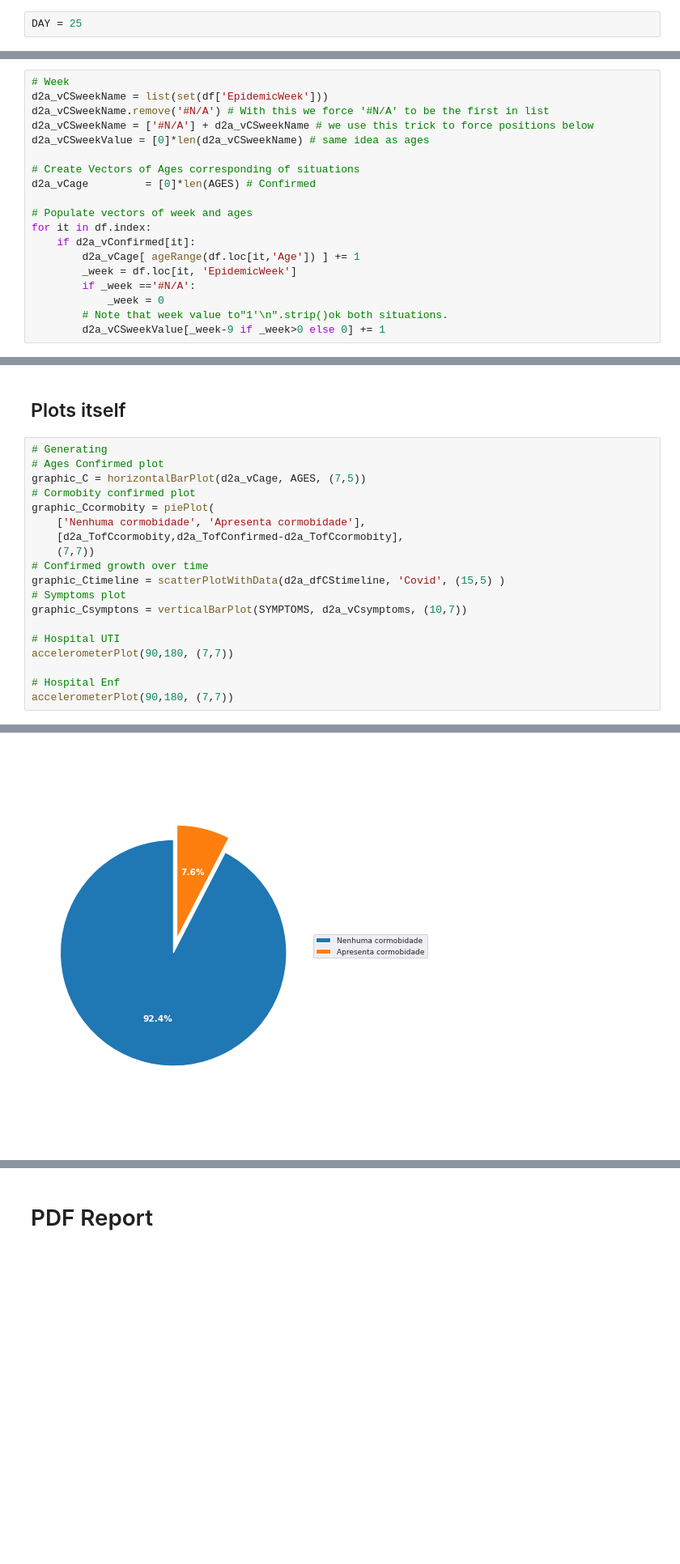
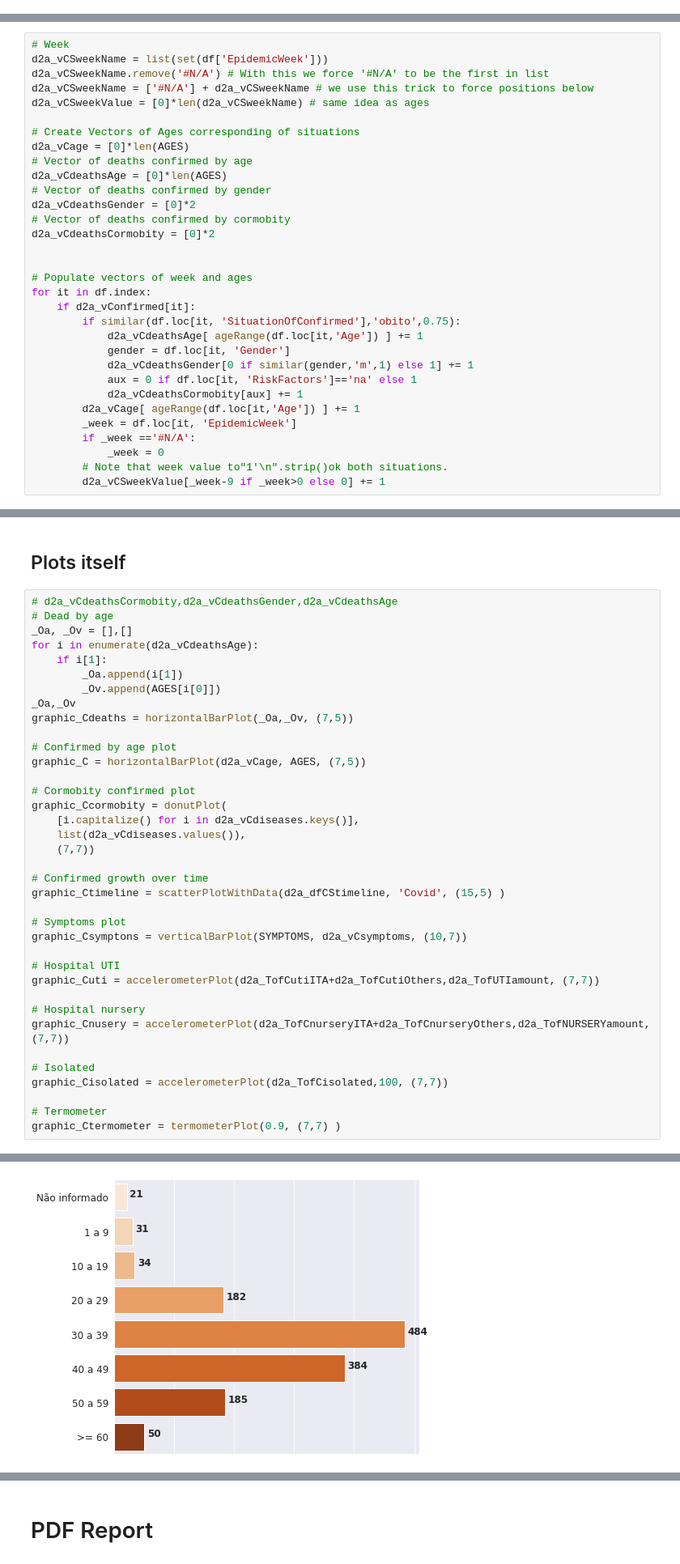
Before and after one commit to ppcamp/python-report-covid-19-itabira, a Jupyter notebook: CoronaPlots.ipynb, the cells around one changed output, grey strips where cells are left out. Shown: that part at 81% size. Cells and saved outputs as stored; diff of their text form; blank space fills up the shorter version.

```diff
--- a/CoronaPlots.ipynb
+++ b/CoronaPlots.ipynb
@@ -232,8 +271,6 @@ def getSheetValue(sheet_name, URL, gc, debug=False):
     df = df.reset_index(drop=True) # Drop removes old indexation
 
     return df
-# %%
-DAY = 25
 # %%
 # Getting results
 sheetName = "{}-{}-{}".format(DAY,MONTH,YEAR)
@@ -460,11 +511,24 @@ d2a_vCSweekName = ['#N/A'] + d2a_vCSweekName # we use this trick to force positi
 d2a_vCSweekValue = [0]*len(d2a_vCSweekName) # same idea as ages
 
 # Create Vectors of Ages corresponding of situations
-d2a_vCage         = [0]*len(AGES) # Confirmed
+d2a_vCage = [0]*len(AGES)
+# Vector of deaths confirmed by age
+d2a_vCdeathsAge = [0]*len(AGES)
+# Vector of deaths confirmed by gender
+d2a_vCdeathsGender = [0]*2
+# Vector of deaths confirmed by cormobity
+d2a_vCdeathsCormobity = [0]*2
+
 
 # Populate vectors of week and ages
 for it in df.index:
     if d2a_vConfirmed[it]:
+        if similar(df.loc[it, 'SituationOfConfirmed'],'obito',0.75):
+            d2a_vCdeathsAge[ ageRange(df.loc[it,'Age']) ] += 1
+            gender = df.loc[it, 'Gender']
+            d2a_vCdeathsGender[0 if similar(gender,'m',1) else 1] += 1
+            aux = 0 if df.loc[it, 'RiskFactors']=='na' else 1
+            d2a_vCdeathsCormobity[aux] += 1
         d2a_vCage[ ageRange(df.loc[it,'Age']) ] += 1
         _week = df.loc[it, 'EpidemicWeek']
         if _week =='#N/A':
@@ -820,22 +1104,40 @@ def accelerometerPlot(value, total, siz):
 # %% [markdown]
 ## Plots itself
 # %%
-# Generating
-# Ages Confirmed plot
+# d2a_vCdeathsCormobity,d2a_vCdeathsGender,d2a_vCdeathsAge
+# Dead by age
+_Oa, _Ov = [],[]
+for i in enumerate(d2a_vCdeathsAge):
+    if i[1]:
+        _Oa.append(i[1])
+        _Ov.append(AGES[i[0]])
+_Oa,_Ov
+graphic_Cdeaths = horizontalBarPlot(_Oa,_Ov, (7,5))
+
+# Confirmed by age plot
 graphic_C = horizontalBarPlot(d2a_vCage, AGES, (7,5))
+
 # Cormobity confirmed plot
-graphic_Ccormobity = piePlot(
-    ['Nenhuma cormobidade', 'Apresenta cormobidade'],
-    [d2a_TofCcormobity,d2a_TofConfirmed-d2a_TofCcormobity],
+graphic_Ccormobity = donutPlot(
+    [i.capitalize() for i in d2a_vCdiseases.keys()],
+    list(d2a_vCdiseases.values()),
     (7,7))
+
 # Confirmed growth over time
 graphic_Ctimeline = scatterPlotWithData(d2a_dfCStimeline, 'Covid', (15,5) )
+
 # Symptoms plot
 graphic_Csymptons = verticalBarPlot(SYMPTOMS, d2a_vCsymptoms, (10,7))
 
 # Hospital UTI
-accelerometerPlot(90,180, (7,7))
+graphic_Cuti = accelerometerPlot(d2a_TofCutiITA+d2a_TofCutiOthers,d2a_TofUTIamount, (7,7))
 
-# Hospital Enf
-accelerometerPlot(90,180, (7,7))
+# Hospital nursery
+graphic_Cnusery = accelerometerPlot(d2a_TofCnurseryITA+d2a_TofCnurseryOthers,d2a_TofNURSERYamount, (7,7))
+
+# Isolated
+graphic_Cisolated = accelerometerPlot(d2a_TofCisolated,100, (7,7))
+
+# Termometer
+graphic_Ctermometer = termometerPlot(0.9, (7,7) )
 # %% [output]
@@ -843 +1145 @@ accelerometerPlot(90,180, (7,7))
-[figure, old version]
+[figure, new version]
```
Also changed, not shown: parts of 37 cells of this notebook, 43 other files.
